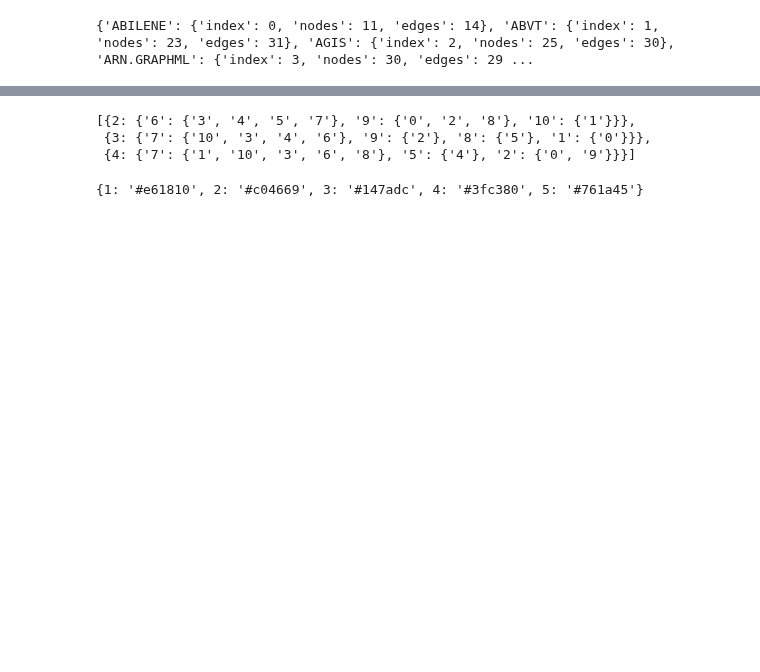
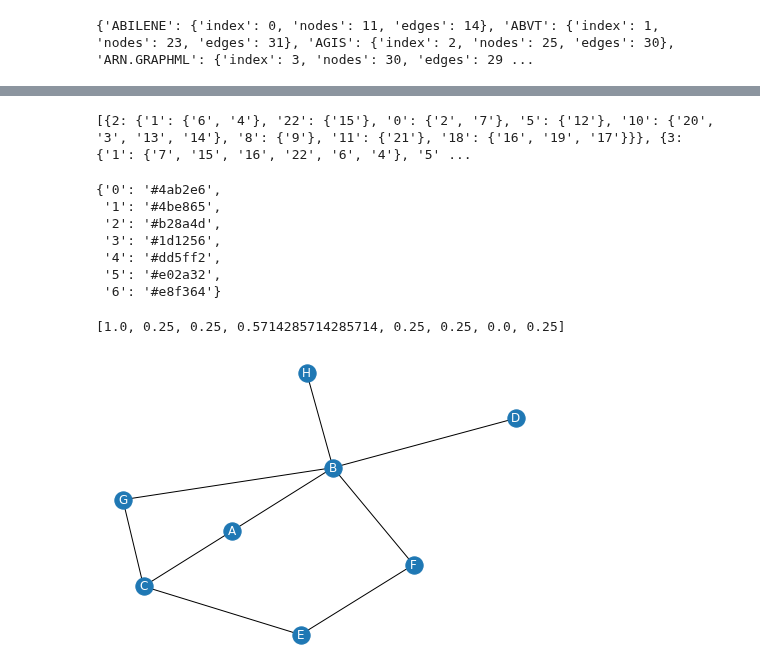
Before and after one commit to odunayo12/Skoltech-PhD-Thesis, a Jupyter notebook: _codes/SIR/Influential-nodes-identification-in-complex-networks-via-information-entropy/experiments and data/different_multi.ipynb, the cells around one changed output, grey strips where cells are left out. Cells and saved outputs as stored; diff of their text form; code cells hidden in the pictures; blank space fills up the shorter version.

Commit message:
clusering graph

```diff
--- a/_codes/SIR/Influential-nodes-identification-in-complex-networks-via-information-entropy/experiments and data/different_multi.ipynb
+++ b/_codes/SIR/Influential-nodes-identification-in-complex-networks-via-information-entropy/experiments and data/different_multi.ipynb
@@ -147,9 +177,7 @@ cluster_optimal_nodes(gGrahps[0][1], selected_nodes_based_on_source["ABILENE"][2
 # %%
 [{x:cluster_optimal_nodes_test(
-    gGrahps[0][1], selected_nodes_based_on_source["ABILENE"][x])}for x in [2, 3, 4]]
+    gGrahps[1][1], selected_nodes_based_on_source["ABILENE"][x])}for x in [2, 3, 4]]
 # %% [output]
-[{2: {'6': {'3', '4', '5', '7'}, '9': {'0', '2', '8'}, '10': {'1'}}},
- {3: {'7': {'10', '3', '4', '6'}, '9': {'2'}, '8': {'5'}, '1': {'0'}}},
- {4: {'7': {'1', '10', '3', '6', '8'}, '5': {'4'}, '2': {'0', '9'}}}]
+[{2: {'1': {'6', '4'}, '22': {'15'}, '0': {'2', '7'}, '5': {'12'}, '10': {'20', '3', '13', '14'}, '8': {'9'}, '11': {'21'}, '18': {'16', '19', '17'}}}, {3: {'1': {'7', '15', '16', '22', '6', '4'}, '5' ...
 # %%
 
@@ -163,11 +193,53 @@ list(G.nodes.data())
 # %%
 #Generate 1000 random numbers between 1 and 16777215
-def random_hex_numbers(num_of_hexs):
-    range__ = list(range(1, num_of_hexs+1))
-    randomlist = random.sample(range(1, 16777215), num_of_hexs)
-    random_dict = {i:"#"+format(j, "x") for i,j in zip(range__,randomlist)}
+max_node_len = max([nx.number_of_nodes(j) for i,j in gGrahps])
+def random_hex_numbers(len_of_hexs):
+    range__ = list(range(0, len_of_hexs))
+    randomlist = random.sample(range(1, 16777215), len_of_hexs)
+    # print(randomlist)
+    random_dict = {str(i):"#"+format(j, "x") for i,j in zip(range__,randomlist)}
+    # print(random_dict)
     return random_dict
 
-random_hex_numbers(5)
+
+rand_hex = random_hex_numbers(max_node_len)
+
+
+def color_generator(no_colors):
+    colors = []
+    while len(colors) < no_colors:
+        random_number = np.random.randint(0, 16777215)
+        hex_number = format(random_number, 'x')
+        if len(hex_number) == 6:
+            hex_number = '#' + hex_number
+            colors.append(hex_number)
+    return {str(i):v for i,v in enumerate(colors)}
+
+color_generator(7)
 # %% [output]
-{1: '#e61810', 2: '#c04669', 3: '#147adc', 4: '#3fc380', 5: '#761a45'}
+{'0': '#4ab2e6',
+ '1': '#4be865',
+ '2': '#b28a4d',
+ '3': '#1d1256',
+ '4': '#dd5ff2',
+ '5': '#e02a32',
+ '6': '#e8f364'}
+# %%
+t = nx.Graph()
+t.add_edges_from(
+    [('A', 'B'), ('A', 'C'), ('D', 'B'), ('E', 'C'), ('E', 'F'),
+     ('B', 'H'), ('B', 'G'), ('B', 'F'), ('C', 'G')])
+
+val_map = {'A': 1.0,
+           'D': 0.5714285714285714,
+           'H': 0.0}
+
+values = [val_map.get(node, 0.25) for node in t.nodes()]
+#
+print(values)
+#  node_color=values,
+nx.draw(t, cmap=plt.get_cmap('viridis'), with_labels=True, font_color='white')
+plt.show()
+# %% [output]
+[1.0, 0.25, 0.25, 0.5714285714285714, 0.25, 0.25, 0.0, 0.25]
+[figure, added]
```
Also changed, not shown: parts of 18 cells of this notebook, 3 other files.
